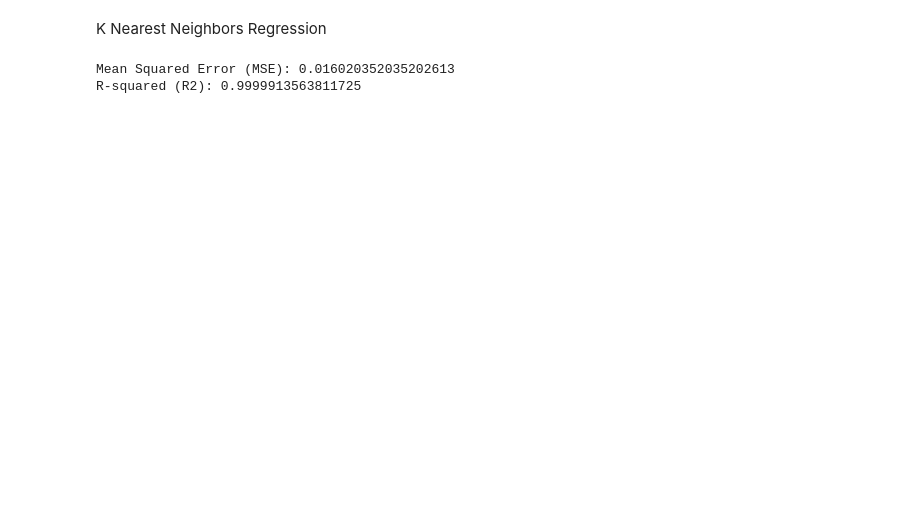
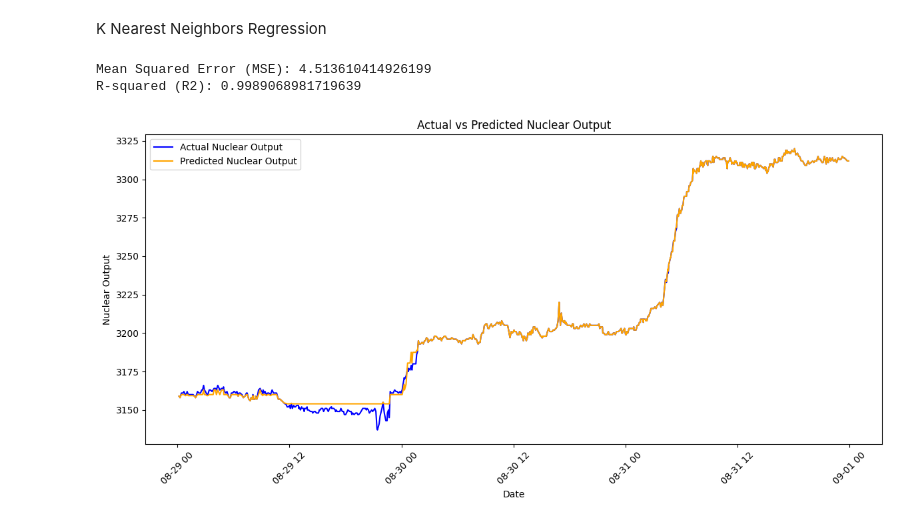
Before and after one commit to MatGBU/sdweblite, a Jupyter notebook: Ml/Nukes/nukeneighbors.ipynb, the cells around one changed output. Drawn from its saved outputs; the diff is of its cells as text; code cells hidden in the pictures; blank space fills up the shorter version.

Commit message:
Updates to nuclear

```diff
--- a/Ml/Nukes/nukeneighbors.ipynb
+++ b/Ml/Nukes/nukeneighbors.ipynb
@@ -16,14 +32,24 @@ data.set_index('Date', inplace=True)
+# %%
+
+# Splitting data by date: first 29 days for training, last day for testing
+train_data = data[data['BeginDate'].dt.day <= 28]
+test_data = data[data['BeginDate'].dt.day > 28]
 # %%
 # Define features and target
-#features = ['nuclear_output_lag1','nuclear_output_lag2','nuclear_output_lag3','nuclear_output_lag4','Sum']
+# 'Previous_Day_Nuclear',
+features = [ 'Nuclear']
+
 # X = data[features]
-X = data[['Nuclear']]
-y = data['Nuclear']
+# X = data[['Nuclear']]
+# y = data['Nuclear']
 # %%
 #Train,test, split
-X_train, X_test, y_train, y_test = train_test_split(X, y, test_size=0.2, random_state=42)
+X_train = train_data[features]
+Y_train = train_data['Nuclear']
+X_test = test_data[features]
+Y_test = test_data['Nuclear']
 knn_regressor = KNeighborsRegressor(n_neighbors=6)
-knn_regressor.fit(X_train, y_train)
+knn_regressor.fit(X_train, Y_train)
 y_pred = knn_regressor.predict(X_test)
 # %%
 # Create a DataFrame for results
@@ -38,11 +64,24 @@ results = pd.DataFrame({
 results.to_csv('predicted_vs_actual.csv', index=False)
 # %%
 # Evaluate the model
-mse = mean_squared_error(y_test, y_pred)
-r2 = r2_score(y_test, y_pred)
+mse = mean_squared_error(Y_test, y_pred)
+r2 = r2_score(Y_test, y_pred)
 
 print(f"Mean Squared Error (MSE): {mse}")
 print(f"R-squared (R2): {r2}")
 # %% [output]
-Mean Squared Error (MSE): 0.016020352035202613
-R-squared (R2): 0.9999913563811725
+Mean Squared Error (MSE): 4.513610414926199
+R-squared (R2): 0.9989068981719639
+# %%
+plt.figure(figsize=(12, 6))
+plt.plot(test_data['BeginDate'], Y_test, label='Actual Nuclear Output', color='blue')
+plt.plot(test_data['BeginDate'], y_pred, label='Predicted Nuclear Output', color='orange')
+plt.xlabel('Date')
+plt.ylabel('Nuclear Output')
+plt.title('Actual vs Predicted Nuclear Output')
+plt.legend()
+plt.xticks(rotation=45)
+plt.tight_layout()
+plt.show()
+# %% [output]
+[figure, added]
```
Also changed, not shown: parts of 3 cells of this notebook.
